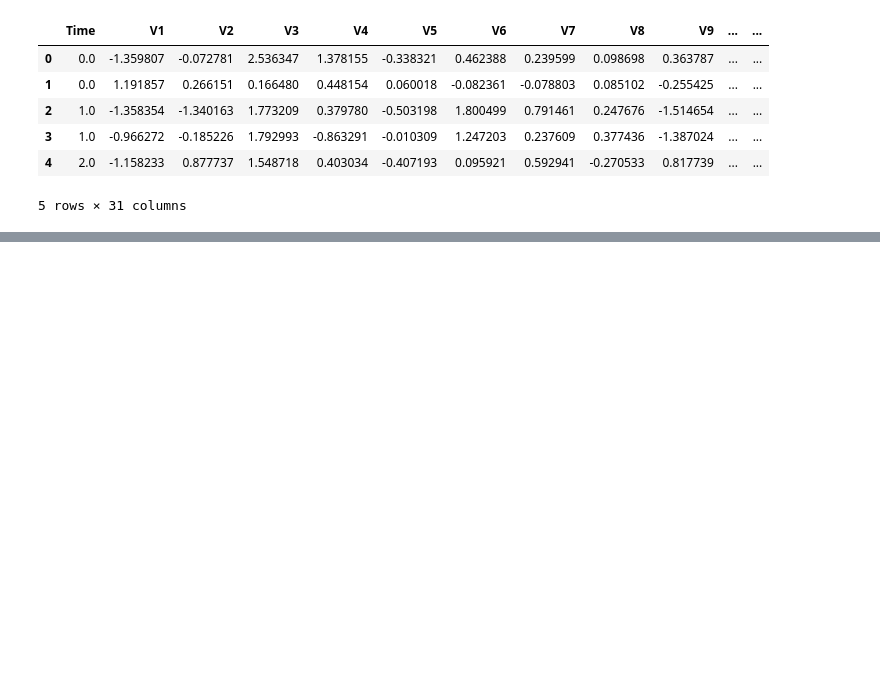
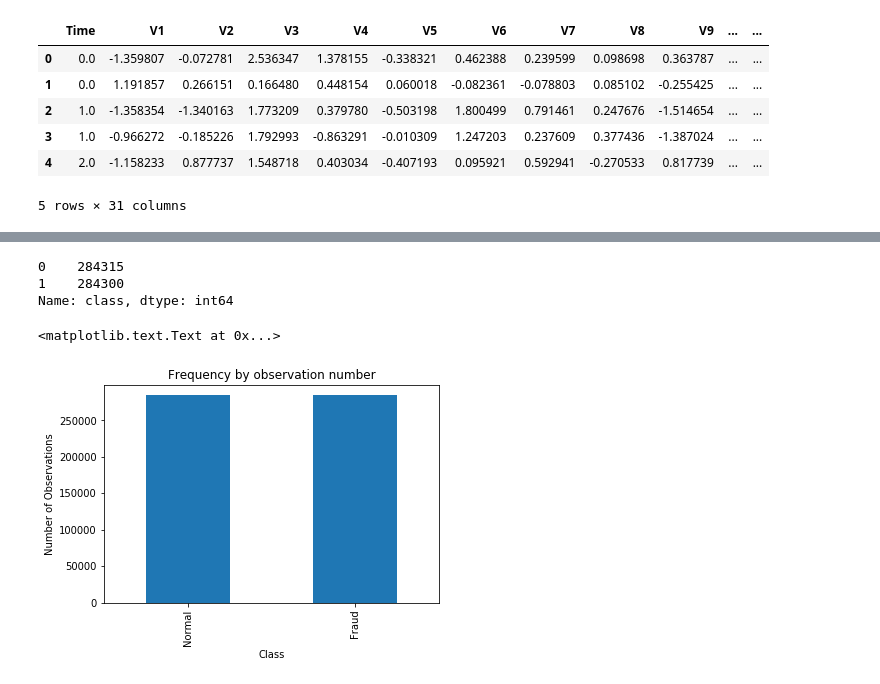
Before and after one commit to Bnic3/creditcard_fraud_detector, a Jupyter notebook: fraud_detector/fraud_detector.ipynb, the cells around one changed output, grey strips where cells are left out. Cells and saved outputs as stored; diff of their text form; code cells hidden in the pictures; blank space fills up the shorter version.

```diff
--- a/fraud_detector/fraud_detector.ipynb
+++ b/fraud_detector/fraud_detector.ipynb
@@ -43,0 +137,6 @@ card_data.head()
+# %%
+ada = ADASYN()
+X_resampled, y_resampled = ada.fit_sample(card_data.drop(['Amount', 'Class','Time'], axis=1),card_data['Class'])
+# %%
+labeled_y_resampled =  pd.DataFrame(y_resampled)
+labeled_y_resampled.columns=['class']
@@ -43,0 +145,3 @@ card_data.head()
+# %%
+card_data_oversampled = pd.concat([pd.DataFrame(X_resampled), labeled_y_resampled], axis=1)
+card_data_oversampled.shape
@@ -43,0 +160,15 @@ card_data.head()
+# %%
+card_data_oversampled['class'].value_counts()
+# %% [output]
+0    284315
+1    284300
+Name: class, dtype: int64
+# %%
+card_data_oversampled['class'].value_counts().plot.bar()
+plt.xticks(range(2), LABELS)
+plt.title("Frequency by observation number")
+plt.xlabel("Class")
+plt.ylabel("Number of Observations")
+# %% [output]
+<matplotlib.text.Text at 0x...>
+[figure, added]
```
Also changed, not shown: parts of 20 cells of this notebook.
